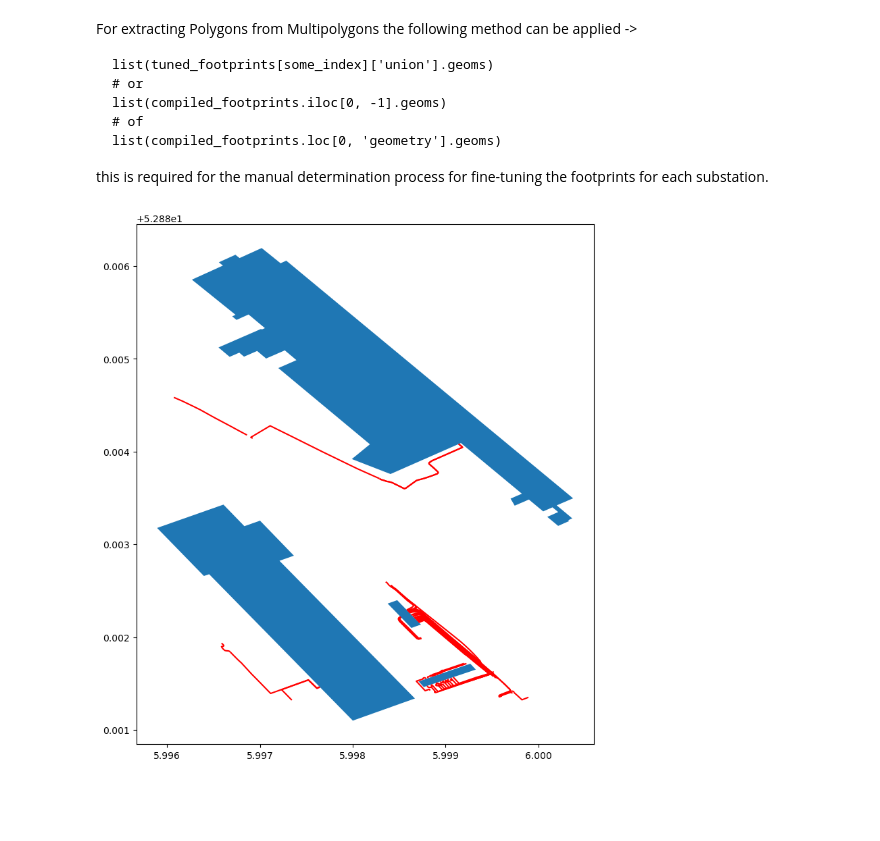
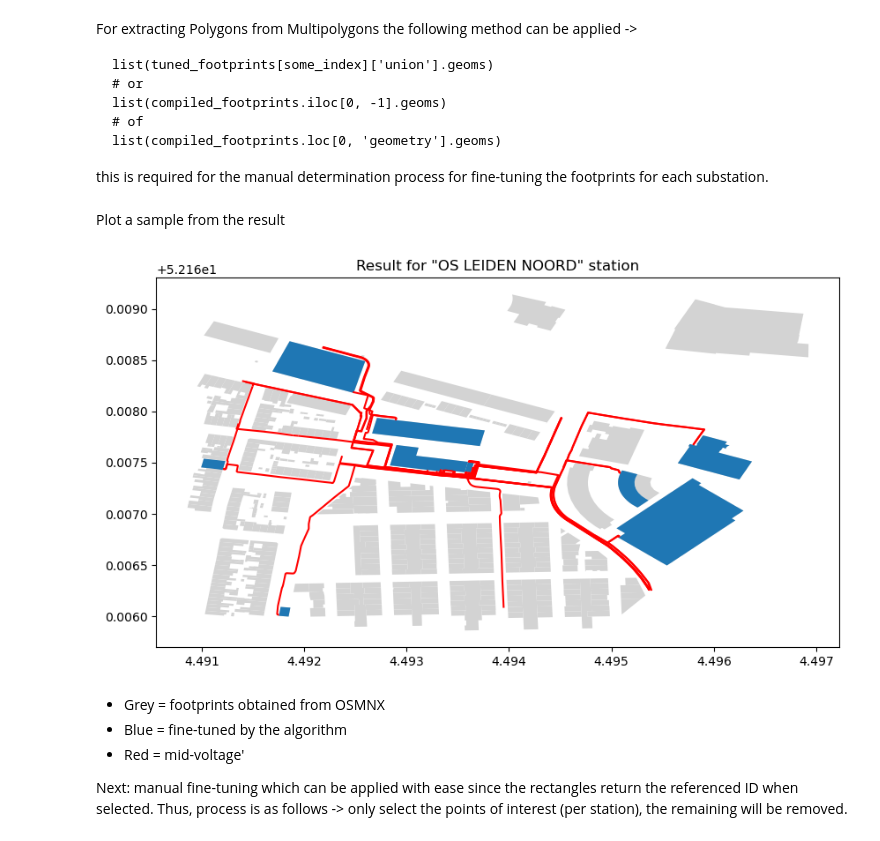
Before and after one commit to ciCciC/GeoGrids, a Jupyter notebook: notebooks/grid_reconstruction/compiling_footprint.ipynb, the cells around one changed output. Saved outputs shown, nothing was run; the diff lists cells and outputs as text; code cells hidden in the pictures; blank space fills up the shorter version.

Commit message:
- added foot-print station results after running the fine-tuning algorithm

```diff
--- a/notebooks/grid_reconstruction/compiling_footprint.ipynb
+++ b/notebooks/grid_reconstruction/compiling_footprint.ipynb
@@ -20,7 +14,7 @@ In a future release, GeoPandas will switch to using Shapely by default. If you a
 # %%
 CRS = 4326
 
-stations = gpd.read_parquet('../../data/liander/onderstations.pyarrow')
+stations = gpd.read_parquet('../../data/atom/stations.parquet')
 stations = stations.to_crs(pyproj.CRS.from_epsg(CRS))
 stations.head()
 # %% [output]
@@ -60,15 +55,15 @@ ms.head()
 Obtain pre-building footprints given geocode and distance
 # %%
 %%time
-%%capture
 
 import warnings
 warnings.filterwarnings('ignore')
 
 foot_prints = []
 
-for sample in stations.values:
-    coords = sample[1].coords
+for idx in tqdm.tqdm_notebook(range(len(stations))):
+    sample = stations.iloc[idx, -1]
+    coords = sample.coords
     poi = (coords[0][1], coords[0][0])
     foot_print = ox.geometries_from_point(poi, {"building": True}, dist=160)
     foot_prints.append(foot_print)
@@ -174,6 +81,10 @@ tuned_footprints = {}
 
 for idx in tqdm.tqdm_notebook(range(len(foot_prints))):
     foot_print = foot_prints[idx]
+
+    if foot_print.size == 0:
+        continue
+
     area_of_interest = unary_union(foot_print.geometry)
     minx, miny, maxx, maxy = area_of_interest.bounds
 
@@ -190,8 +101,8 @@ for idx in tqdm.tqdm_notebook(range(len(foot_prints))):
         building = foot_print.iloc[building_idx]
         d = building.geometry.distance(aoi_lines.geometry)
 
-        # cheating with np.array to solve array float issue with <class 'pandas.core.series.Series'> + <class 'geopandas.geoseries.GeoSeries'>
-        d_idx = d[np.array(d) <= .000003].index
+        # using np.array to solve array float issue caused by changing return type <class 'pandas.core.series.Series'> + <class 'geopandas.geoseries.GeoSeries'>
+        d_idx = d[np.array(d) <= 3e-6].index
         if len(d_idx) > 0:
             tmp_foot_print_wrapper['geometries'].append(building.geometry)
             tmp_foot_print_wrapper['osmids'].append(str(osmids.iloc[building_idx]))
@@ -212,5 +133,6 @@ Wall time: 6.96 s
 # %%
 compiled_footprints = gpd.GeoDataFrame({
+    'cluster': [x[0] for x in tuned_footprints.items() for _ in x[1]['osmids']],
     'osmids': [y for x in tuned_footprints.values() for y in x['osmids']],
     'geometry': [y for x in tuned_footprints.values() for y in x['geometries']]
 })
@@ -238,16 +160,20 @@ compiled_footprints.to_file('manual_selection.geojson', driver='GeoJSON')
+# %% [markdown]
+Plot a sample from the result
 # %%
-import matplotlib.pyplot as plt
-
-poi_idx = 110
-sample = compiled_footprints.iloc[poi_idx].geometry
-minx, miny, maxx, maxy = sample.bounds
+station_name = 'OS LEIDEN NOORD'
+poi_idx = stations[stations.station == station_name].index[0]
+foot_print = compiled_footprints[compiled_footprints.cluster == poi_idx]
+before_foot_print = foot_prints[poi_idx]
+area_of_interest = unary_union(foot_print.geometry)
+minx, miny, maxx, maxy = area_of_interest.bounds
+aoi_lines = ms[(ms.minx >= minx) & (ms.miny >= miny) & (ms.maxx <= maxx) & (ms.maxy <= maxy)]
 
 size = 10
 fig, ax = plt.subplots(figsize=(size, size))
 
-ms[(ms.minx >= minx) & (ms.miny >= miny) & (ms.maxx <= maxx) & (ms.maxy <= maxy)].plot(ax=ax, color='red')
-gpd.GeoDataFrame({
-    'geometry': [sample]
-}).plot(ax=ax);
+ax.set_title(f'Result for "{station_name}" station')
+aoi_lines.plot(ax=ax, color='red')
+before_foot_print.plot(ax=ax, color='lightgrey')
+foot_print.plot(ax=ax);
 # %% [output]
-[figure, old version]
+[figure, new version]
@@ -256,0 +180,6 @@ lines_save.save('lines_save.html')
+# %% [markdown]
+- Grey = footprints obtained from OSMNX
+- Blue = fine-tuned by the algorithm
+- Red = mid-voltage'
+
+Next: manual fine-tuning which can be applied with ease since the rectangles return the referenced ID when selected. Thus, process is as follows -> only select the points of interest (per station), the remaining will be removed.
```
Also changed, not shown: parts of 16 cells of this notebook, 1 other file.
